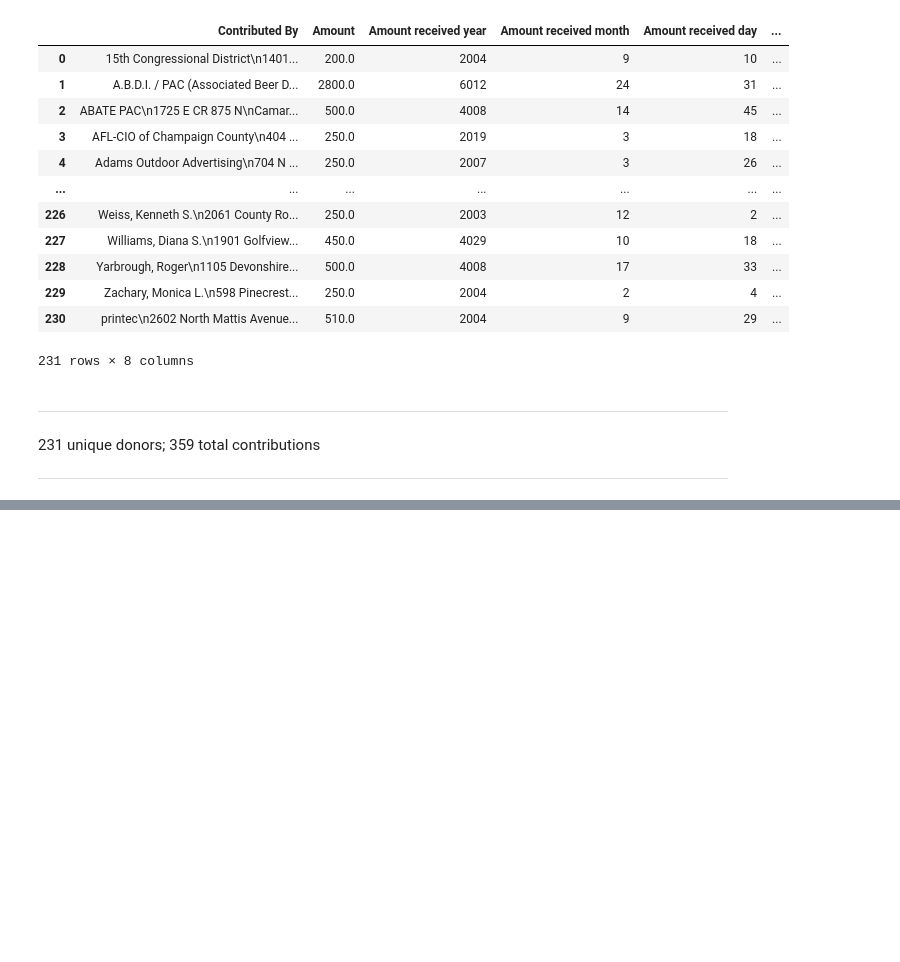
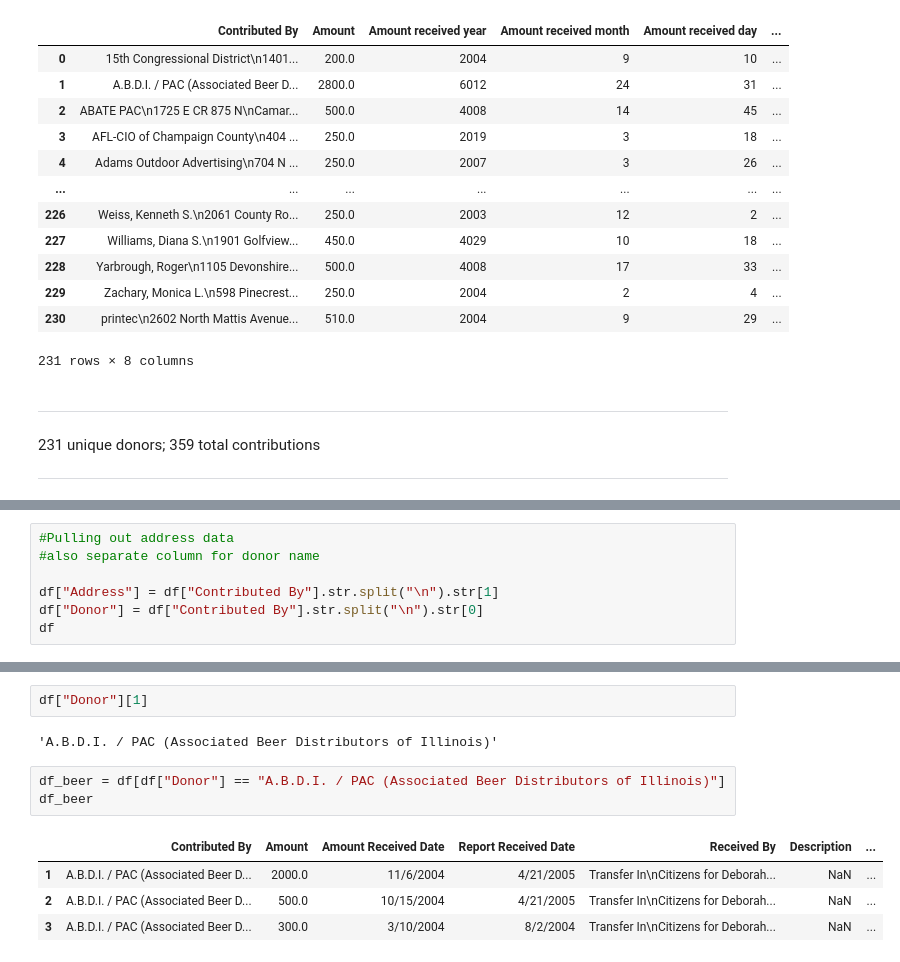
Before and after one commit to taliaduffy/random-stuff, a Jupyter notebook: school/deb-feinen-analysis.ipynb, the cells around one changed output, grey strips where cells are left out. Drawn from its saved outputs; the diff is of its cells as text; blank space fills up the shorter version.

```diff
--- a/school/deb-feinen-analysis.ipynb
+++ b/school/deb-feinen-analysis.ipynb
@@ -132,0 +153,7 @@ df_contributors
+# %%
+#Pulling out address data
+#also separate column for donor name
+
+df["Address"] = df["Contributed By"].str.split("\n").str[1]
+df["Donor"] = df["Contributed By"].str.split("\n").str[0]
+df
@@ -132,0 +174,12 @@ df_contributors
+# %%
+df["Donor"][1]
+# %% [output]
+'A.B.D.I. / PAC (Associated Beer Distributors of Illinois)'
+# %%
+df_beer = df[df["Donor"] == "A.B.D.I. / PAC (Associated Beer Distributors of Illinois)"]
+df_beer
+# %% [output]
+|  | Contributed By | Amount | Amount Received Date | Report Received Date | Received By | Description | ... |
+| 1 | A.B.D.I. / PAC (Associated Beer D... | 2000.0 | 11/6/2004 | 4/21/2005 | Transfer In\nCitizens for Deborah... | NaN | ... |
+| 2 | A.B.D.I. / PAC (Associated Beer D... | 500.0 | 10/15/2004 | 4/21/2005 | Transfer In\nCitizens for Deborah... | NaN | ... |
+| 3 | A.B.D.I. / PAC (Associated Beer D... | 300.0 | 3/10/2004 | 8/2/2004 | Transfer In\nCitizens for Deborah... | NaN | ... |
```
Also changed, not shown: parts of 6 cells of this notebook, 6 other files.
